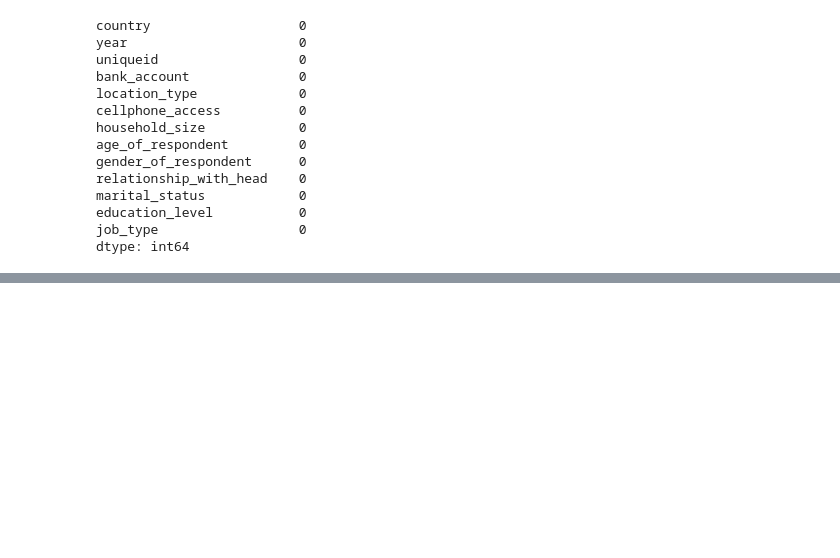
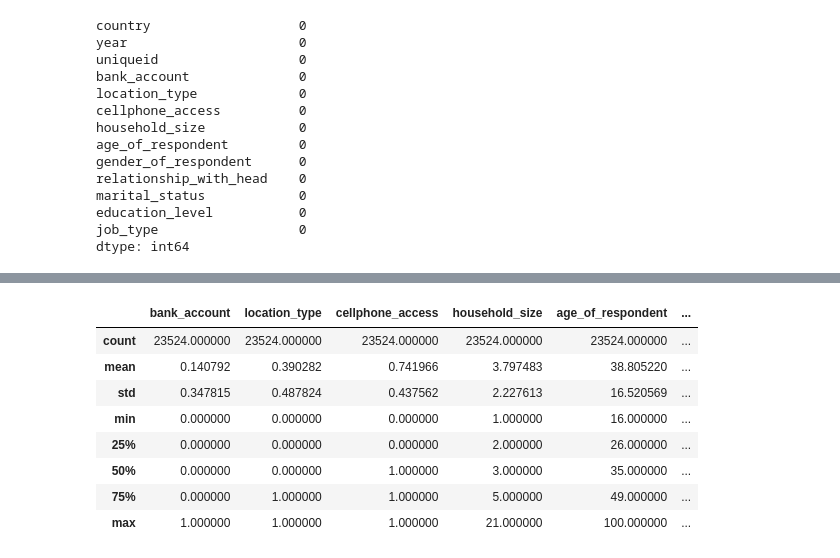
Before and after one commit to takatin31/UmojaHack_2020, a Jupyter notebook: Training.ipynb, the cells around one changed output, grey strips where cells are left out. Saved outputs shown, nothing was run; the diff lists cells and outputs as text; code cells hidden in the pictures; blank space fills up the shorter version.

```diff
--- a/Training.ipynb
+++ b/Training.ipynb
@@ -131,8 +104,0 @@ dataset.tail()
-# %%
-dataset.pop("country")
-dataset.pop("year")
-dataset.pop("relationship_with_head")
-dataset.pop("marital_status")
-dataset.pop("education_level")
-dataset.pop("job_type")
-dataset.tail()
@@ -206,0 +125,12 @@ normed_train_data
+# %%
+dataset.describe()
+# %% [output]
+|  | bank_account | location_type | cellphone_access | household_size | age_of_respondent | ... |
+| count | 23524.000000 | 23524.000000 | 23524.000000 | 23524.000000 | 23524.000000 | ... |
+| mean | 0.140792 | 0.390282 | 0.741966 | 3.797483 | 38.805220 | ... |
+| std | 0.347815 | 0.487824 | 0.437562 | 2.227613 | 16.520569 | ... |
+| min | 0.000000 | 0.000000 | 0.000000 | 1.000000 | 16.000000 | ... |
+| 25% | 0.000000 | 0.000000 | 0.000000 | 2.000000 | 26.000000 | ... |
+| 50% | 0.000000 | 0.000000 | 1.000000 | 3.000000 | 35.000000 | ... |
+| 75% | 0.000000 | 1.000000 | 1.000000 | 5.000000 | 49.000000 | ... |
+| max | 1.000000 | 1.000000 | 1.000000 | 21.000000 | 100.000000 | ... |
```
Also changed, not shown: parts of 29 cells of this notebook.
